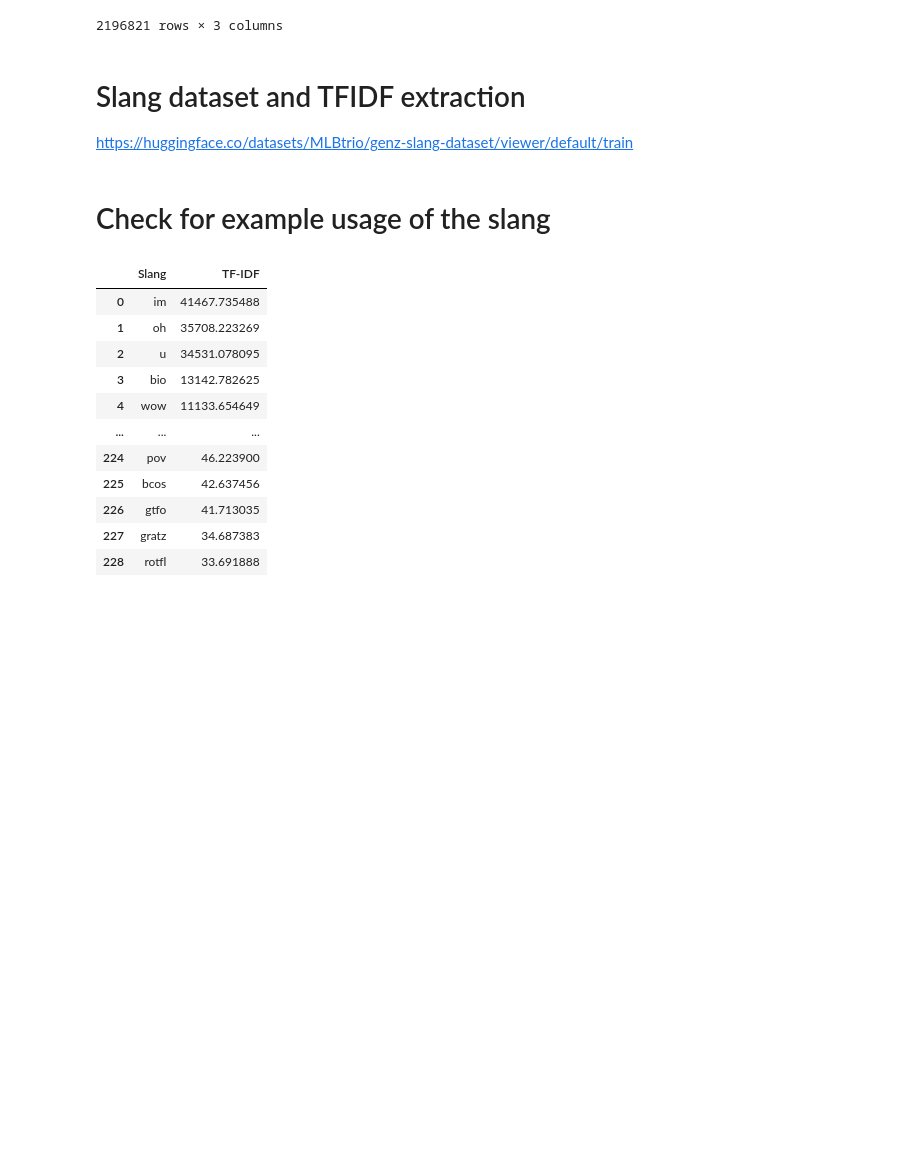
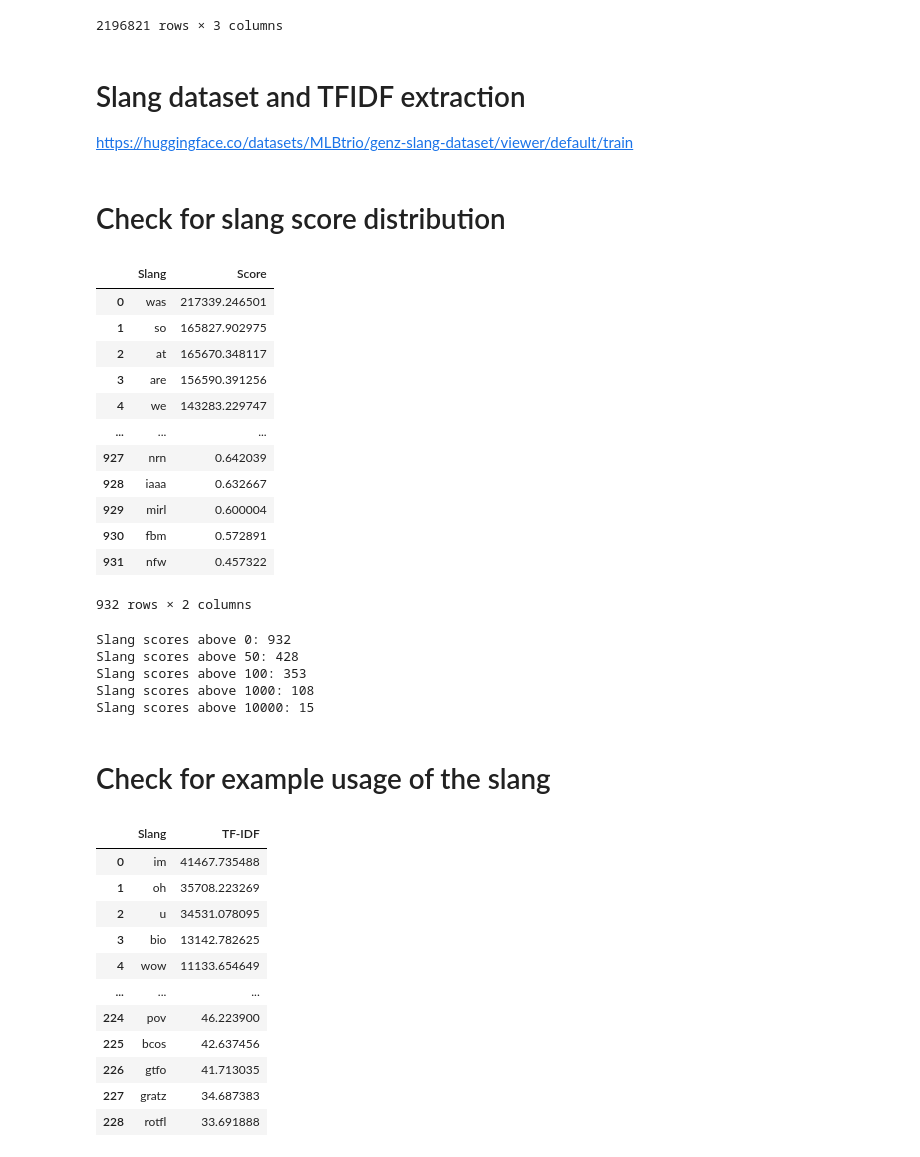
Before and after one commit to Empyrealiv/CSC3101_Capstone, a Jupyter notebook: ML/vocab_preprocessing.ipynb, the cells around one changed output. Saved outputs shown, nothing was run; the diff lists cells and outputs as text; code cells hidden in the pictures; blank space fills up the shorter version.

```diff
--- a/ML/vocab_preprocessing.ipynb
+++ b/ML/vocab_preprocessing.ipynb
@@ -58,6 +58,37 @@ for word in words:
         print(f"'{word}' is NOT in the BERT vocabulary (mapped to [UNK]).")
     else:
         print(f"'{word}' is in the BERT vocabulary with ID {token_id}.")
+# %% [markdown]
+# Check for slang score distribution
+# %%
+slang_score_distribution = pd.read_csv('Vocabulary/slang_scores.csv', header=None, names=['Slang', 'Score'])
+slang_score_distribution
+# %% [output]
+|  | Slang | Score |
+| 0 | was | 217339.246501 |
+| 1 | so | 165827.902975 |
+| 2 | at | 165670.348117 |
+| 3 | are | 156590.391256 |
+| 4 | we | 143283.229747 |
+| ... | ... | ... |
+| 927 | nrn | 0.642039 |
+| 928 | iaaa | 0.632667 |
+| 929 | mirl | 0.600004 |
+| 930 | fbm | 0.572891 |
+| 931 | nfw | 0.457322 |
+932 rows × 2 columns
+# %%
+print('Slang scores above 0: ' + str(slang_score_distribution[slang_score_distribution['Score'] > 0]['Score'].count()))
+print('Slang scores above 50: ' + str(slang_score_distribution[slang_score_distribution['Score'] > 50]['Score'].count()))
+print('Slang scores above 100: ' + str(slang_score_distribution[slang_score_distribution['Score'] > 100]['Score'].count()))
+print('Slang scores above 1000: ' + str(slang_score_distribution[slang_score_distribution['Score'] > 1000]['Score'].count()))
+print('Slang scores above 10000: ' + str(slang_score_distribution[slang_score_distribution['Score'] > 10000]['Score'].count()))
+# %% [output]
+Slang scores above 0: 932
+Slang scores above 50: 428
+Slang scores above 100: 353
+Slang scores above 1000: 108
+Slang scores above 10000: 15
 # %% [markdown]
 # Check for example usage of the slang
 # %%
```
Also changed, not shown: parts of 2 cells of this notebook, 13 other files.
